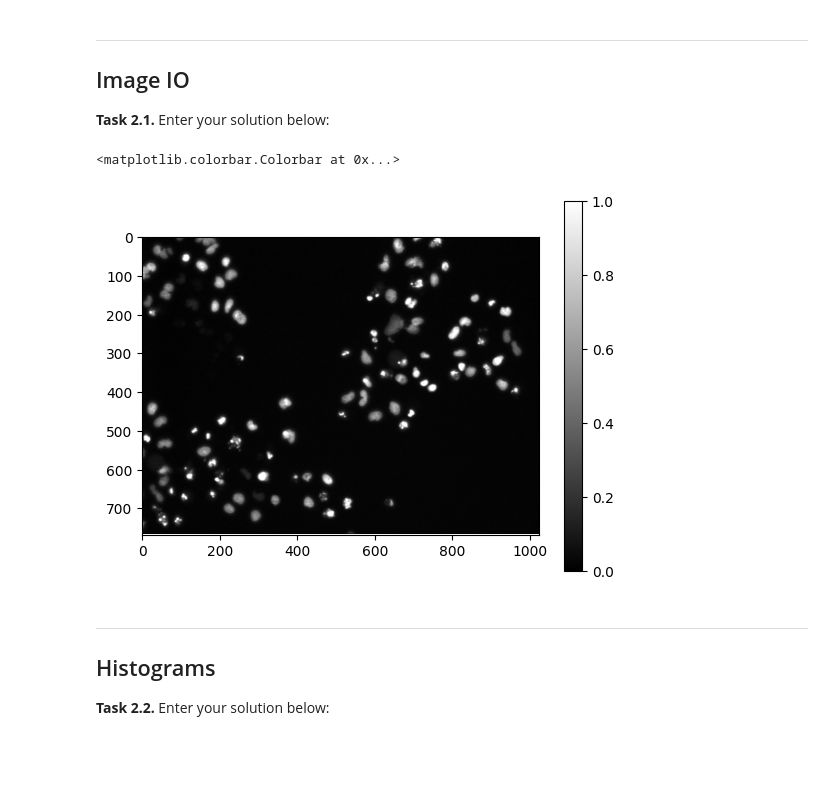
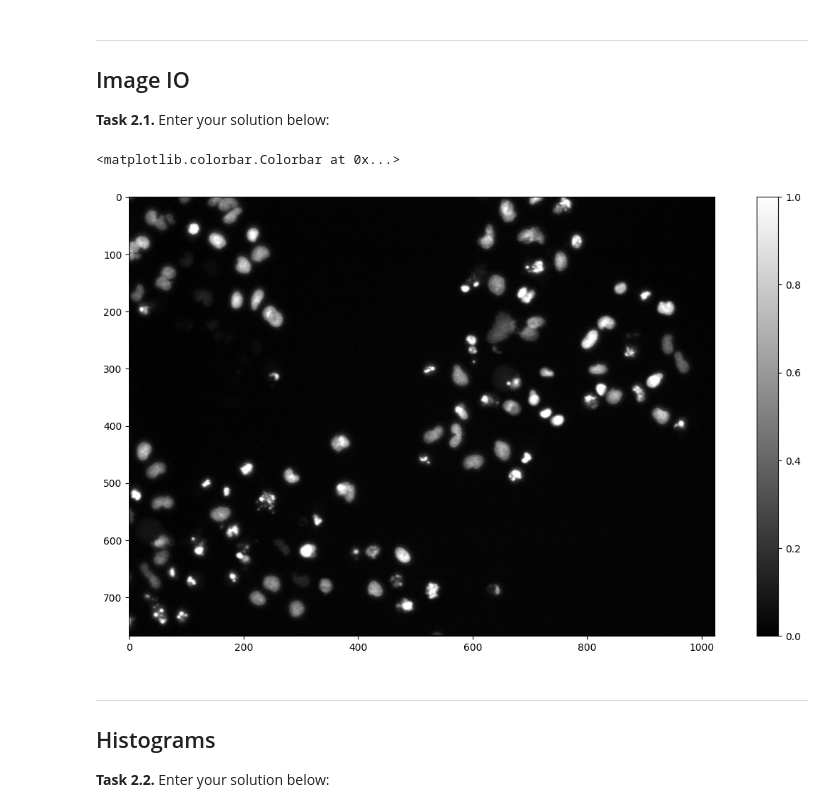
Before and after one commit to helenmen/mobi-fs3-python, a Jupyter notebook: task2.ipynb, the cells around one changed output. Drawn from its saved outputs; the diff is of its cells as text; code cells hidden in the pictures; blank space fills up the shorter version.

```diff
--- a/task2.ipynb
+++ b/task2.ipynb
@@ -11,12 +11,12 @@ import matplotlib.pyplot as plt
 **<a id="#">Task 2.1.</a>** Enter your solution below:
 # %%
 img = plt.imread('data/cells.png')
-plt.figure()
-plt.imshow(img, 'gray')
+plt.figure(figsize=(15,8))
+plt.imshow(img, 'grey')
 plt.colorbar()
 # %% [output]
 <matplotlib.colorbar.Colorbar at 0x...>
-[figure, old version]
+[figure, new version]
 # %% [markdown]
 ---
 
```
Also changed, not shown: parts of 6 cells of this notebook.
